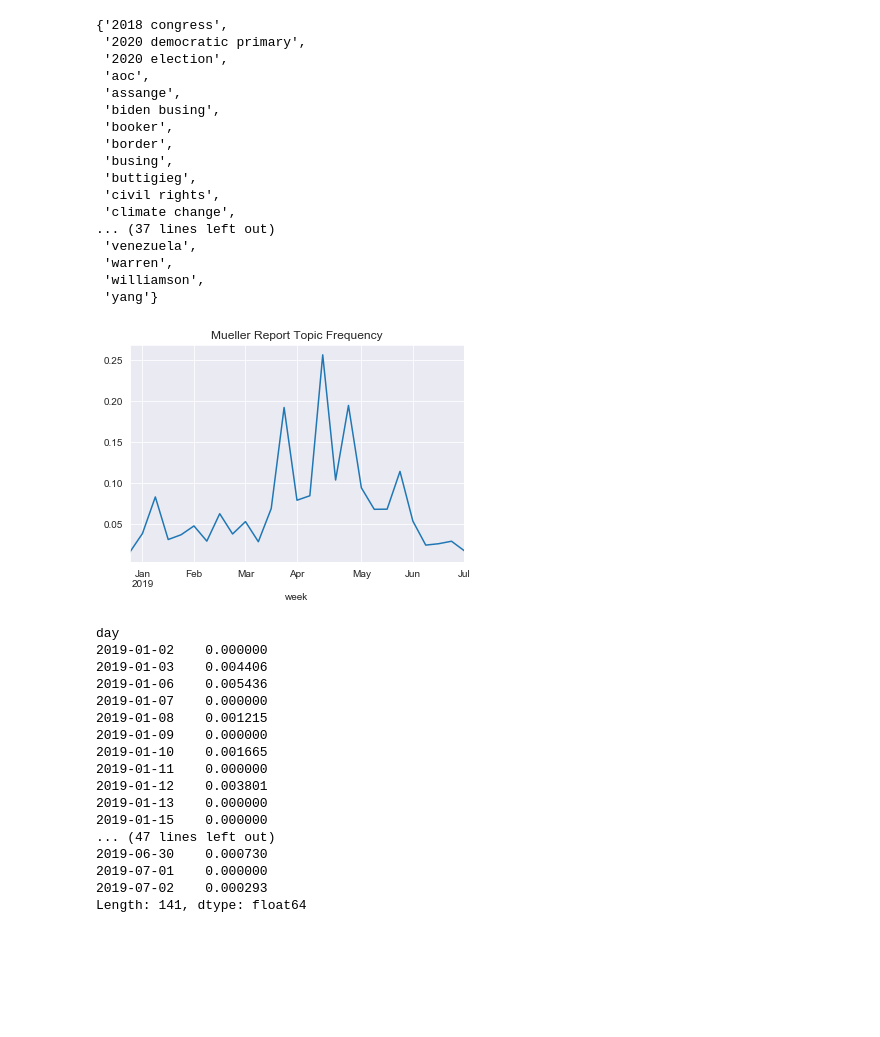
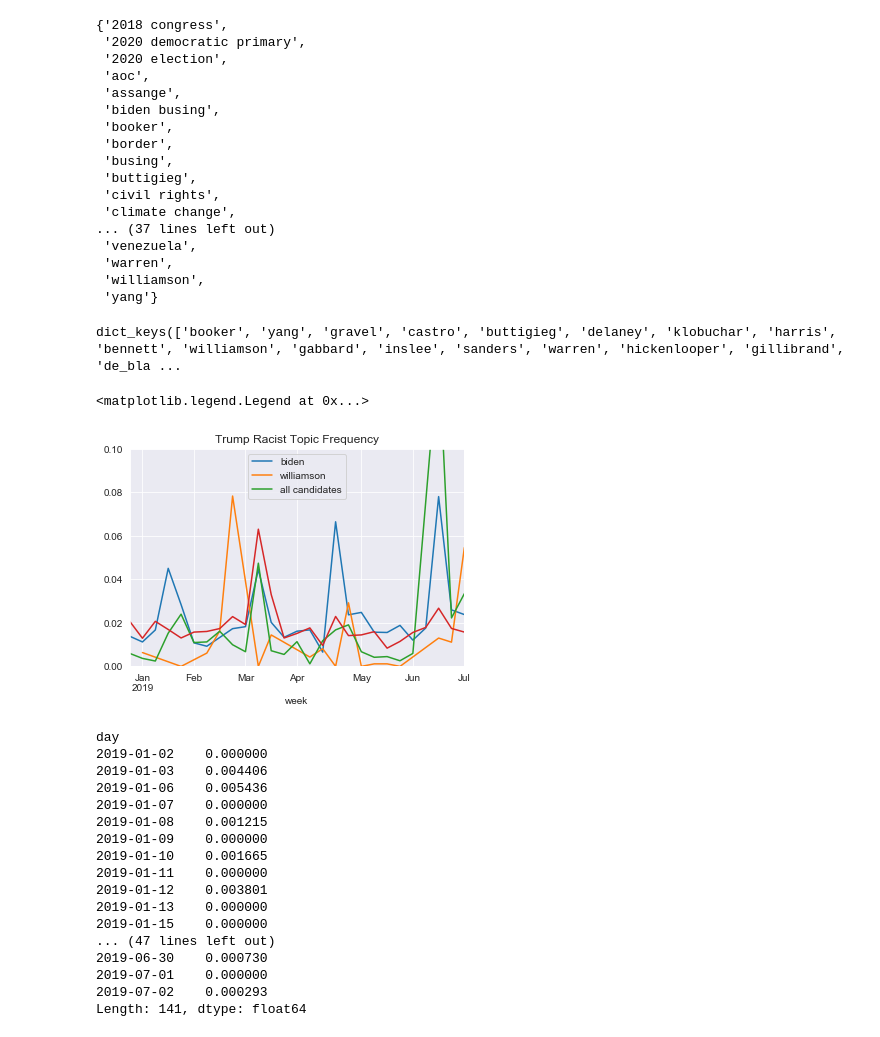
Before and after one commit to berkeley-politics-capstone/politics-capstone, a Jupyter notebook: src/reddit/LDA News Articles - Data Set Compilation.ipynb, the cells around one changed output. Drawn from its saved outputs; the diff is of its cells as text; code cells hidden in the pictures; blank space fills up the shorter version.

```diff
--- a/src/reddit/LDA News Articles - Data Set Compilation.ipynb
+++ b/src/reddit/LDA News Articles - Data Set Compilation.ipynb
@@ -235,8 +236,10 @@ idxs = [2,4,6,7,8,9,12,13,14,17,18,19,20,21,22,23,24,26,28,29,30,31,32,33,34,35,
  'warren',
  'williamson',
  'yang'}
+# %%
+candidate_dfs['all candidates'] = candidate_dfs['none']
 # %%
-def plot_topic_df(dataframe, topic):
+def plot_topic_df(dataframe, topic, **params):
 
     def extract_topic(row):
         topic_list = list(filter(lambda y: y[0] == topic, row.topic_titles))
@@ -246,15 +249,24 @@ def plot_topic_df(dataframe, topic):
             return topic_list[0][1]
 
 
-    dataframe[dataframe.counter > 10]\
-        .apply(extract_topic, axis =1)\
-        .plot(title='{} Topic Frequency'.format(topic).title())
-
-#df2_agg
-c = 'none'
-plot_topic_df(candidate_dfs[c][candidate_dfs[c].counter > 10], 'mueller report')
+    return dataframe[dataframe.counter > 10]\
+            .apply(extract_topic, axis =1)\
+            .plot(**params)
-# %% [output]
-[figure, removed]
+# %%
+#ax1 = plt.subplots(nrows=1, ncols=1)
+print(candidate_dfs.keys())
+ylim = (0,0.1)
+topic = 'trump racist'
+c = 'biden'
+ax1 = plot_topic_df(candidate_dfs[c], topic, ylim = ylim, title= '{} Topic Frequency'.format(topic).title())
+plot_topic_df(candidate_dfs['williamson'], topic, ylim = ylim)
+plot_topic_df(candidate_dfs['booker'], topic, ylim = ylim)
+plot_topic_df(candidate_dfs['all candidates'], topic, ylim = ylim)
+ax1.legend([c, 'williamson', 'all candidates'])
+# %% [output]
+dict_keys(['booker', 'yang', 'gravel', 'castro', 'buttigieg', 'delaney', 'klobuchar', 'harris', 'bennett', 'williamson', 'gabbard', 'inslee', 'sanders', 'warren', 'hickenlooper', 'gillibrand', 'de_bla ...
+<matplotlib.legend.Legend at 0x...>
+[figure, added]
 # %%
 def topic_df(dataframe, topic):
 
```
Also changed, not shown: parts of 1 cell of this notebook.
